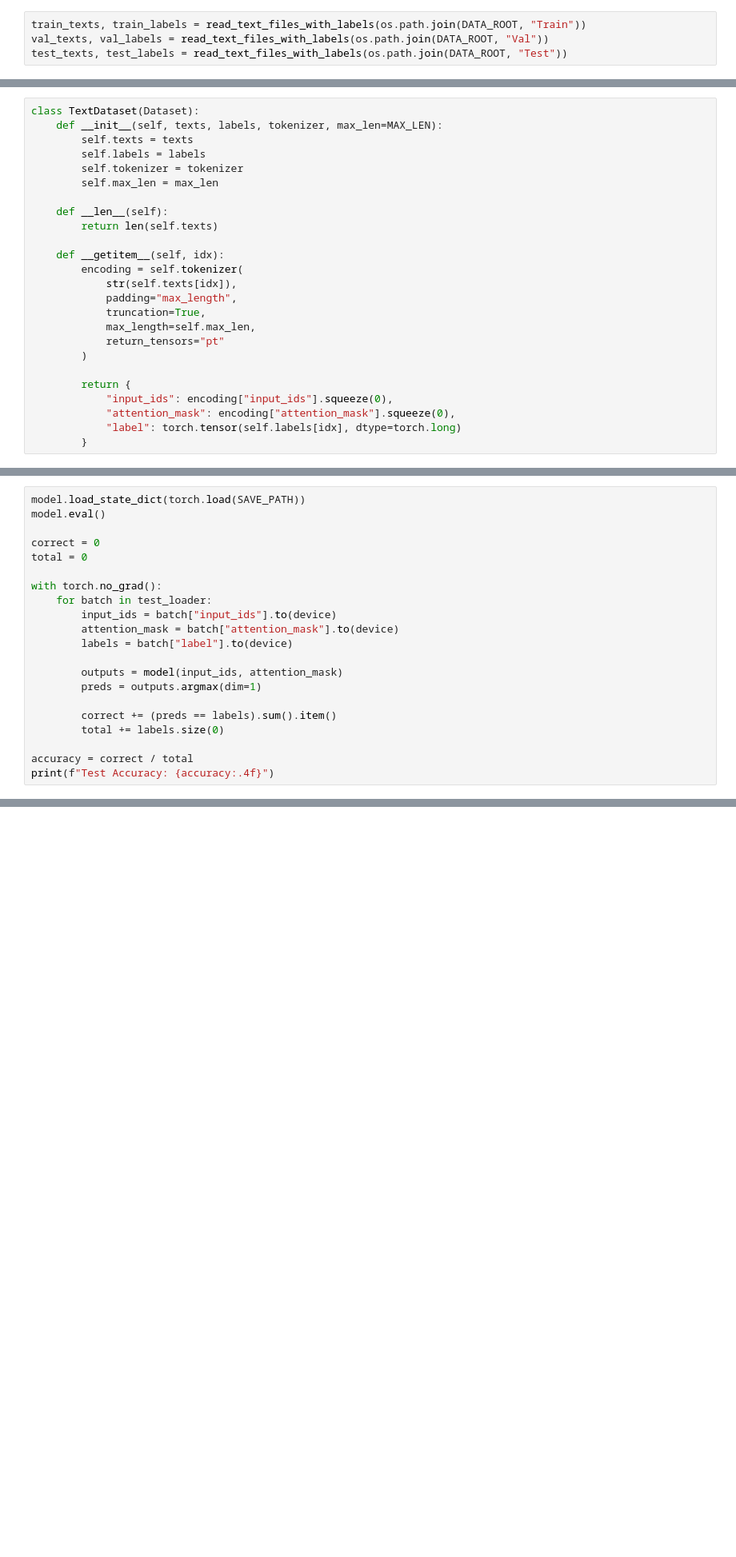
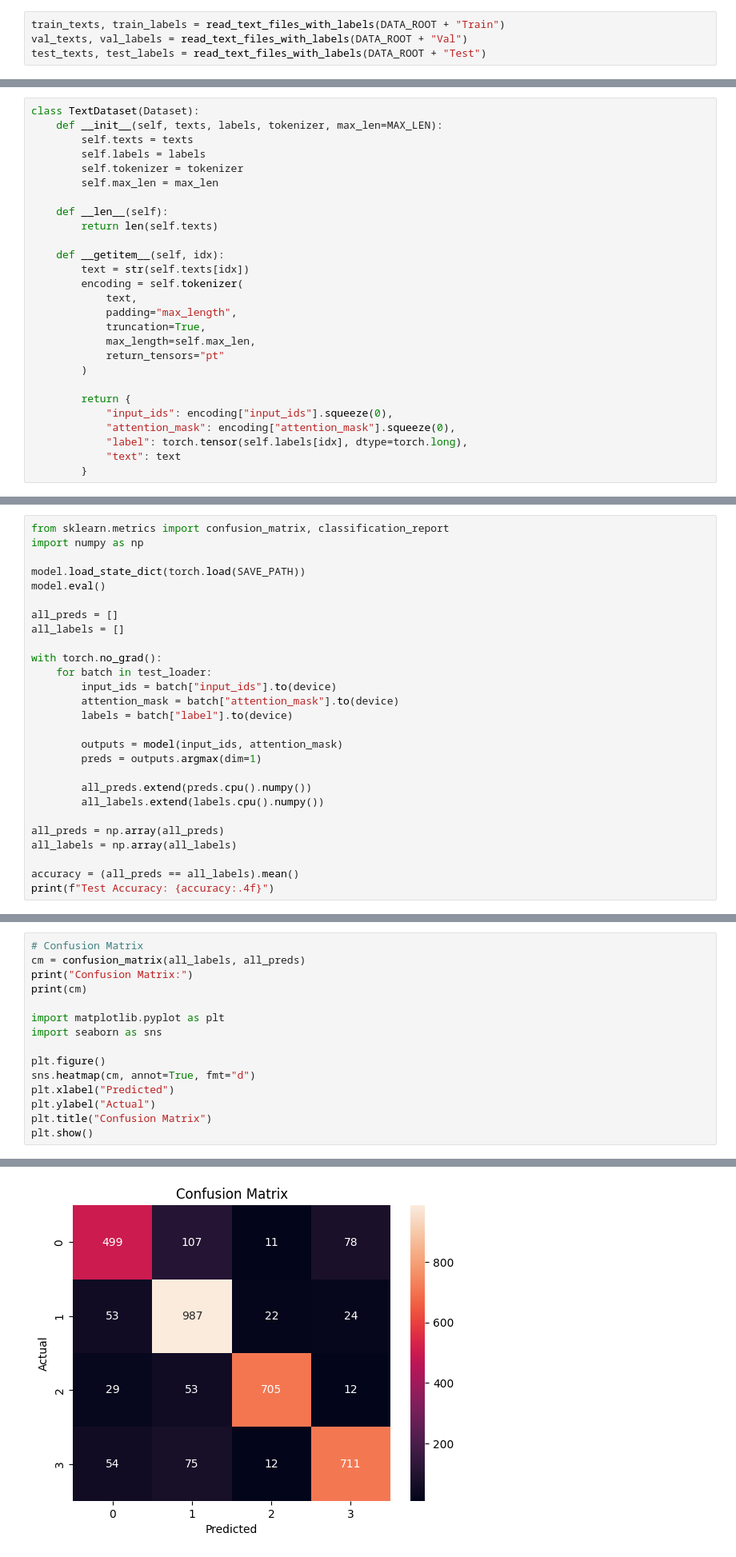
Before and after one commit to LS-Song-UC/ENSF_617_Garbage_Classifier, a Jupyter notebook: garbage_classification_text.ipynb, the cells around one changed output, grey strips where cells are left out. Shown at 80% size. Drawn from its saved outputs; the diff is of its cells as text; blank space fills up the shorter version.

```diff
--- a/garbage_classification_text.ipynb
+++ b/garbage_classification_text.ipynb
@@ -80,9 +95,9 @@ def read_text_files_with_labels(path):
 # %% [markdown]
 Load Data
 # %%
-train_texts, train_labels = read_text_files_with_labels(os.path.join(DATA_ROOT, "Train"))
-val_texts, val_labels = read_text_files_with_labels(os.path.join(DATA_ROOT, "Val"))
-test_texts, test_labels = read_text_files_with_labels(os.path.join(DATA_ROOT, "Test"))
+train_texts, train_labels = read_text_files_with_labels(DATA_ROOT + "Train")
+val_texts, val_labels = read_text_files_with_labels(DATA_ROOT + "Val")
+test_texts, test_labels = read_text_files_with_labels(DATA_ROOT + "Test")
 # %% [markdown]
 Define Dataset Class
 # %%
@@ -97,8 +112,9 @@ class TextDataset(Dataset):
         return len(self.texts)
 
     def __getitem__(self, idx):
+        text = str(self.texts[idx])
         encoding = self.tokenizer(
-            str(self.texts[idx]),
+            text,
             padding="max_length",
             truncation=True,
             max_length=self.max_len,
@@ -108,7 +124,8 @@ class TextDataset(Dataset):
         return {
             "input_ids": encoding["input_ids"].squeeze(0),
             "attention_mask": encoding["attention_mask"].squeeze(0),
-            "label": torch.tensor(self.labels[idx], dtype=torch.long)
+            "label": torch.tensor(self.labels[idx], dtype=torch.long),
+            "text": text
         }
 # %% [markdown]
 Data Loaders
@@ -244,11 +279,14 @@ for epoch in range(EPOCHS):
 # %% [markdown]
 Testing
 # %%
+from sklearn.metrics import confusion_matrix, classification_report
+import numpy as np
+
 model.load_state_dict(torch.load(SAVE_PATH))
 model.eval()
 
-correct = 0
-total = 0
+all_preds = []
+all_labels = []
 
 with torch.no_grad():
     for batch in test_loader:
@@ -259,8 +297,11 @@ with torch.no_grad():
         outputs = model(input_ids, attention_mask)
         preds = outputs.argmax(dim=1)
 
-        correct += (preds == labels).sum().item()
-        total += labels.size(0)
+        all_preds.extend(preds.cpu().numpy())
+        all_labels.extend(labels.cpu().numpy())
 
-accuracy = correct / total
+all_preds = np.array(all_preds)
+all_labels = np.array(all_labels)
+
+accuracy = (all_preds == all_labels).mean()
 print(f"Test Accuracy: {accuracy:.4f}")
@@ -266,0 +310,16 @@ print(f"Test Accuracy: {accuracy:.4f}")
+# %%
+# Confusion Matrix
+cm = confusion_matrix(all_labels, all_preds)
+print("Confusion Matrix:")
+print(cm)
+
+import matplotlib.pyplot as plt
+import seaborn as sns
+
+plt.figure()
+sns.heatmap(cm, annot=True, fmt="d")
+plt.xlabel("Predicted")
+plt.ylabel("Actual")
+plt.title("Confusion Matrix")
+plt.show()
+# %% [output]
@@ -266,0 +331 @@ print(f"Test Accuracy: {accuracy:.4f}")
+[figure, added]
```
Also changed, not shown: parts of 6 cells of this notebook.
